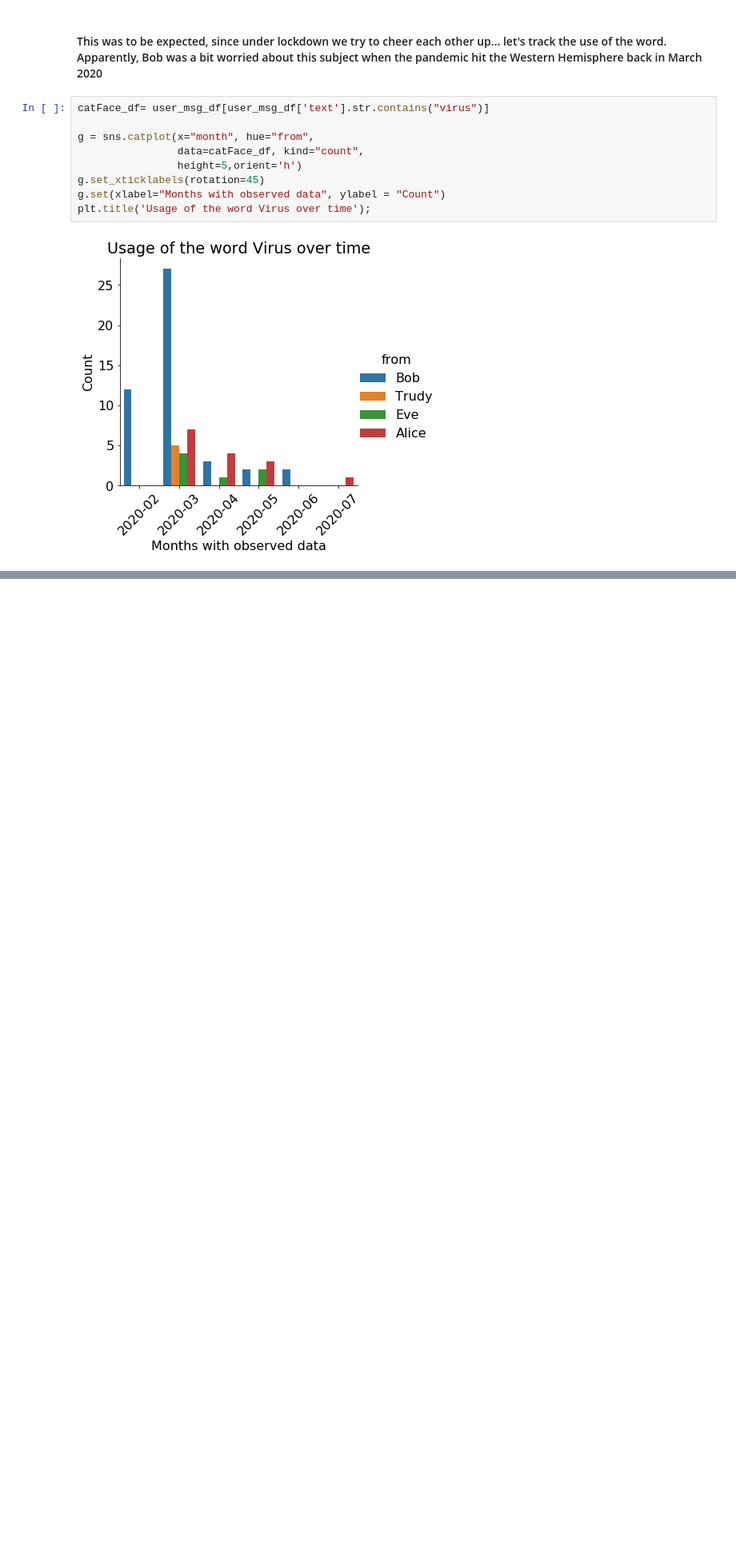
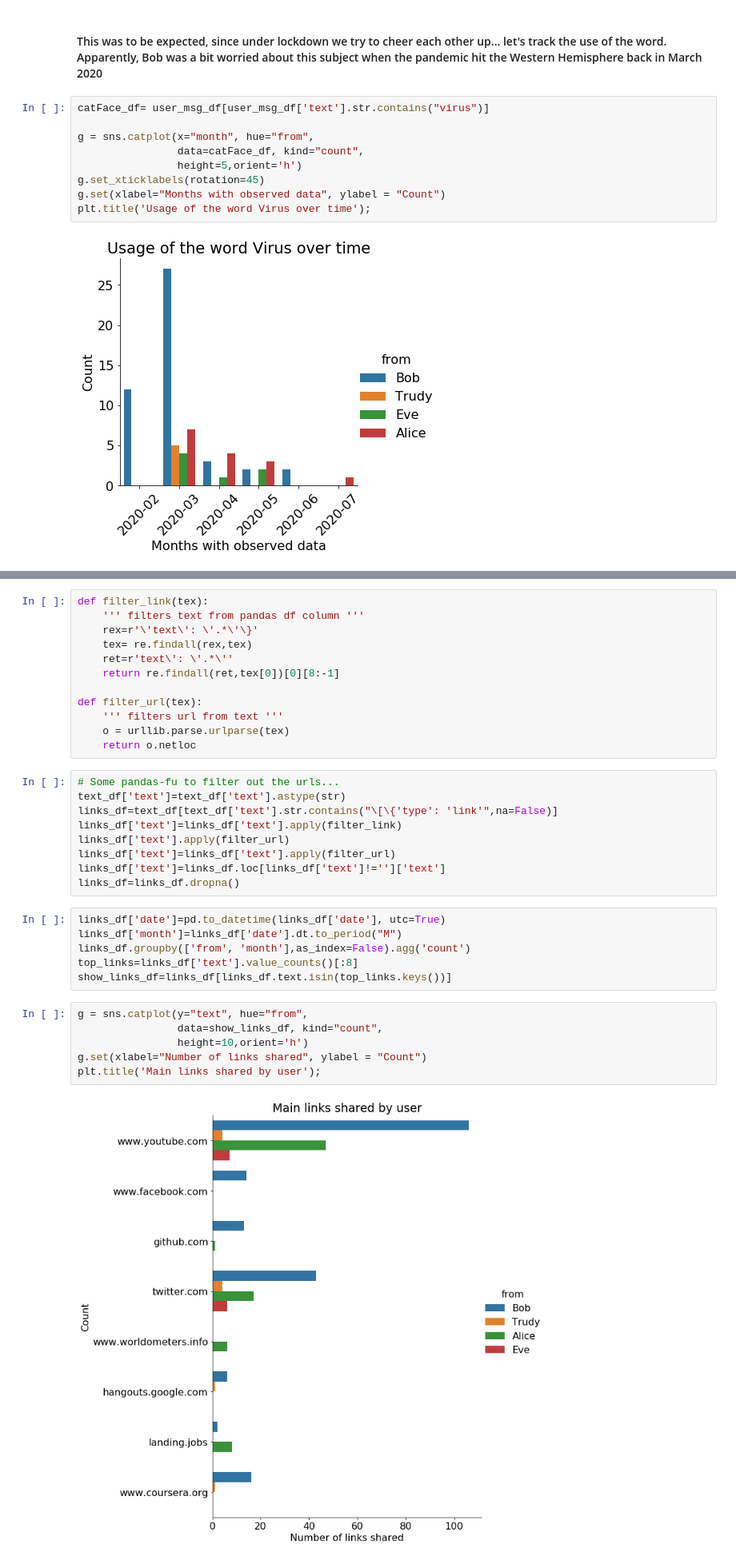
Before and after one commit to galimba/telegram-group-analytics, a Jupyter notebook: terapia_de_grupo.ipynb, the cells around one changed output, grey strips where cells are left out. Shown at 80% size. Cells and saved outputs as stored; diff of their text form; blank space fills up the shorter version.

Commit message:
analyzed links shared

```diff
--- a/terapia_de_grupo.ipynb
+++ b/terapia_de_grupo.ipynb
@@ -689,0 +691,35 @@ plt.title('Usage of the word Virus over time');
+# %%
+def filter_link(tex):
+    ''' filters text from pandas df column '''
+    rex=r'\'text\': \'.*\'\}'
+    tex= re.findall(rex,tex)
+    ret=r'text\': \'.*\''
+    return re.findall(ret,tex[0])[0][8:-1]
+
+def filter_url(tex):
+    ''' filters url from text '''
+    o = urllib.parse.urlparse(tex)
+    return o.netloc
+# %%
+# Some pandas-fu to filter out the urls...
+text_df['text']=text_df['text'].astype(str)
+links_df=text_df[text_df['text'].str.contains("\[\{'type': 'link'",na=False)]
+links_df['text']=links_df['text'].apply(filter_link)
+links_df['text'].apply(filter_url)
+links_df['text']=links_df['text'].apply(filter_url)
+links_df['text']=links_df.loc[links_df['text']!='']['text']
+links_df=links_df.dropna()
+# %%
+links_df['date']=pd.to_datetime(links_df['date'], utc=True)
+links_df['month']=links_df['date'].dt.to_period("M")
+links_df.groupby(['from', 'month'],as_index=False).agg('count')
+top_links=links_df['text'].value_counts()[:8]
+show_links_df=links_df[links_df.text.isin(top_links.keys())]
+# %%
+g = sns.catplot(y="text", hue="from",
+                data=show_links_df, kind="count",
+                height=10,orient='h')
+g.set(xlabel="Number of links shared", ylabel = "Count")
+plt.title('Main links shared by user');
+# %% [output]
+[figure, added]
```
Also changed, not shown: parts of 9 cells of this notebook.
